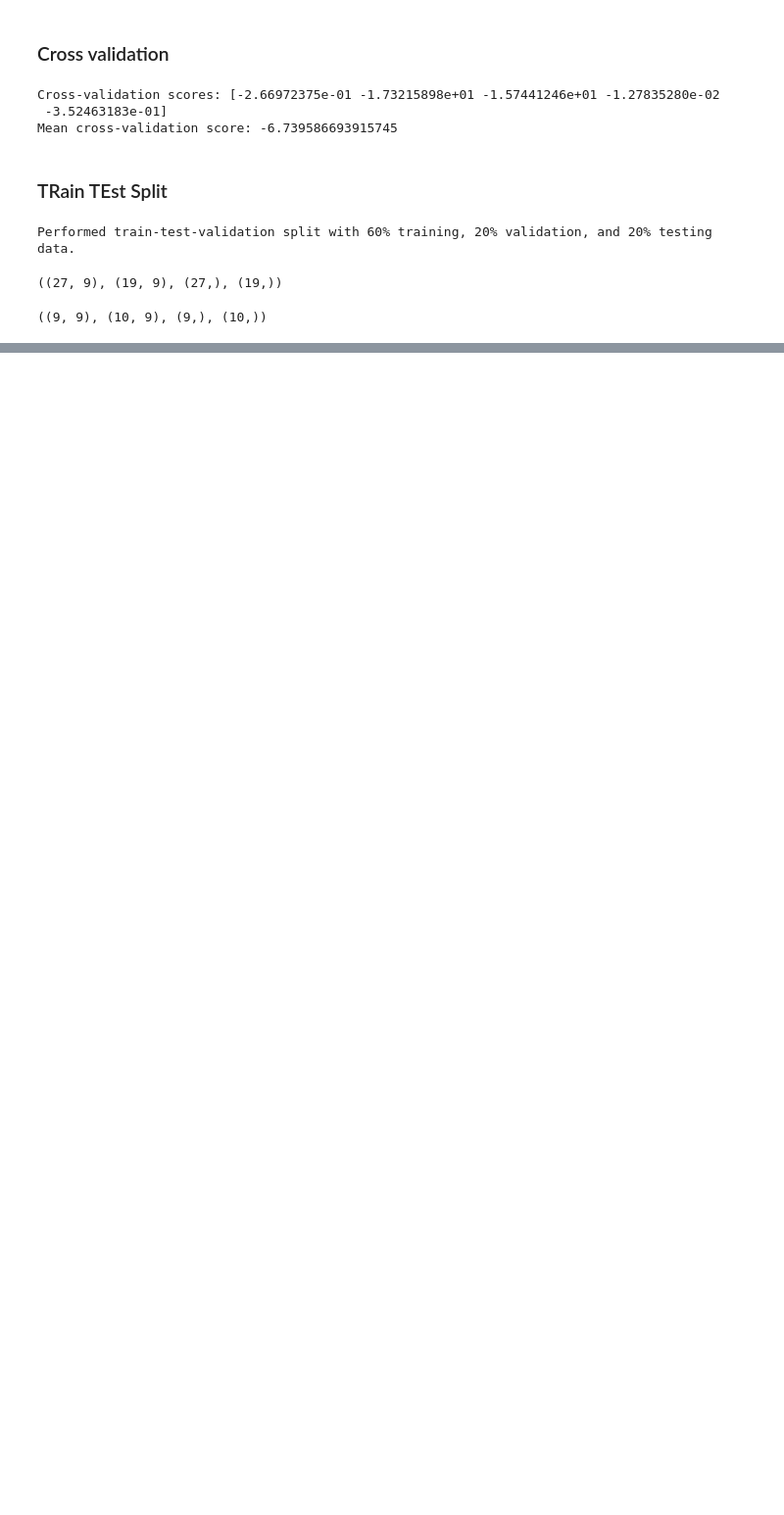
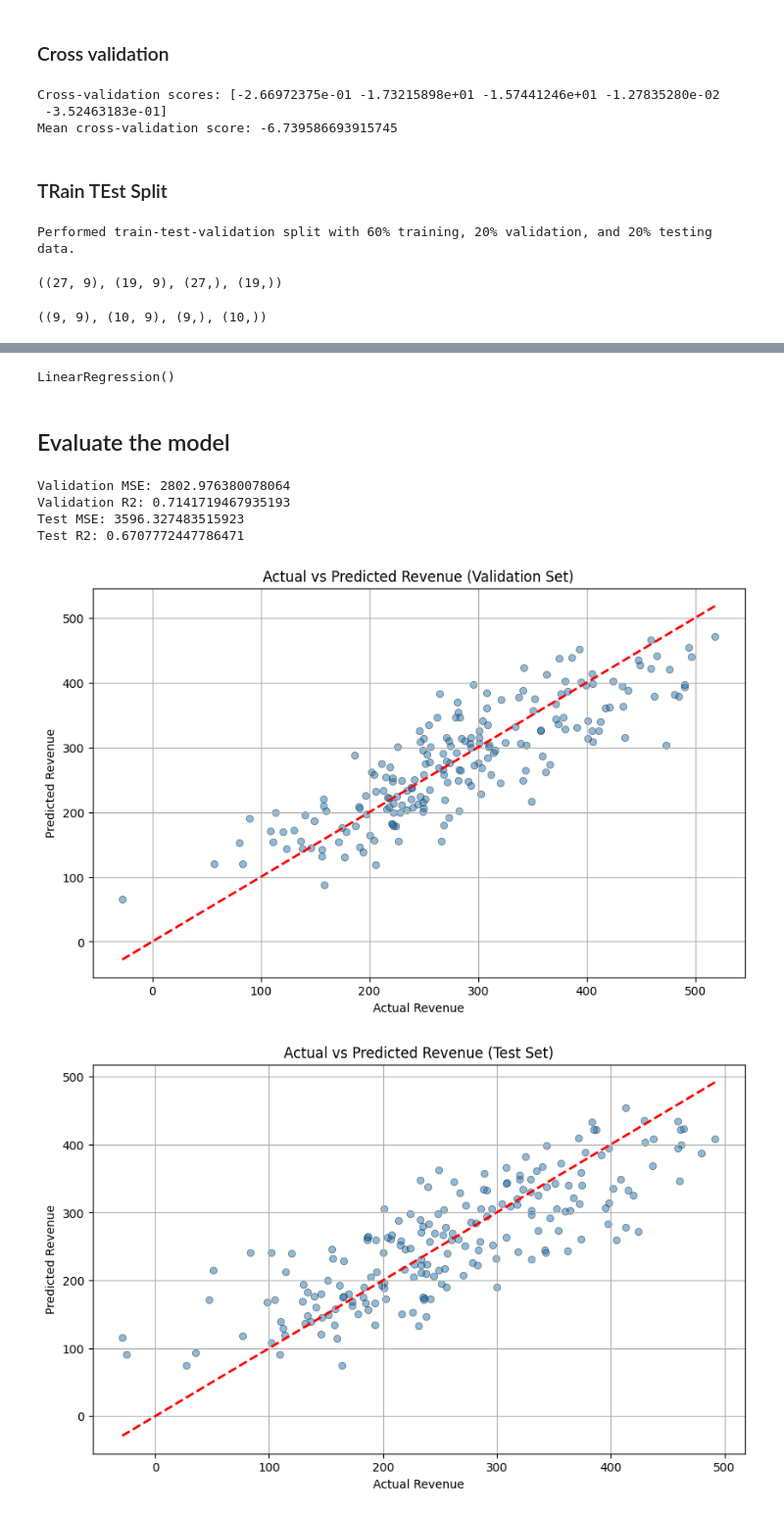
Before and after one commit to levalencia/mmlbook, a Jupyter notebook: Chapter05/Chapter05.ipynb, the cells around one changed output, grey strips where cells are left out. Shown at 98% size. Cells and saved outputs as stored; diff of their text form; code cells hidden in the pictures; blank space fills up the shorter version.

```diff
--- a/Chapter05/Chapter05.ipynb
+++ b/Chapter05/Chapter05.ipynb
@@ -221,0 +286,59 @@ X_val.shape, X_test.shape, y_val.shape, y_test.shape
+# %%
+from sklearn.linear_model import LinearRegression
+
+# Initialize and train the model
+model = LinearRegression()
+model.fit(X_train, y_train)
+# %% [output]
+LinearRegression()
+# %% [markdown]
+## Evaluate the model
+# %%
+from sklearn.metrics import mean_squared_error, r2_score
+
+# Predict on validation set
+y_val_pred = model.predict(X_val)
+
+# Calculate metrics
+mse_val = mean_squared_error(y_val, y_val_pred)
+r2_val = r2_score(y_val, y_val_pred)
+
+print(f"Validation MSE: {mse_val}")
+print(f"Validation R2: {r2_val}")
+
+# Predict on test set
+y_test_pred = model.predict(X_test)
+
+# Calculate metrics
+mse_test = mean_squared_error(y_test, y_test_pred)
+r2_test = r2_score(y_test, y_test_pred)
+
+print(f"Test MSE: {mse_test}")
+print(f"Test R2: {r2_test}")
+# %% [output]
+Validation MSE: 2802.976380078064
+Validation R2: 0.7141719467935193
+Test MSE: 3596.327483515923
+Test R2: 0.6707772447786471
+# %%
+import matplotlib.pyplot as plt
+
+# Function to plot actual vs predicted values
+def plot_actual_vs_predicted(y_actual, y_predicted, title):
+    plt.figure(figsize=(10, 6))
+    plt.scatter(y_actual, y_predicted, alpha=0.5, edgecolors='k', linewidth=0.5)
+    plt.plot([y_actual.min(), y_actual.max()], [y_actual.min(), y_actual.max()], 'r--', lw=2)
+    plt.xlabel('Actual Revenue')
+    plt.ylabel('Predicted Revenue')
+    plt.title(title)
+    plt.grid(True)
+    plt.show()
+
+# Plotting the actual vs predicted values for the validation set
+plot_actual_vs_predicted(y_val, y_val_pred, 'Actual vs Predicted Revenue (Validation Set)')
+
+# Plotting the actual vs predicted values for the test set
+plot_actual_vs_predicted(y_test, y_test_pred, 'Actual vs Predicted Revenue (Test Set)')
+# %% [output]
+[figure, added]
+[figure, added]
```
Also changed, not shown: parts of 9 cells of this notebook, 6 other files.
